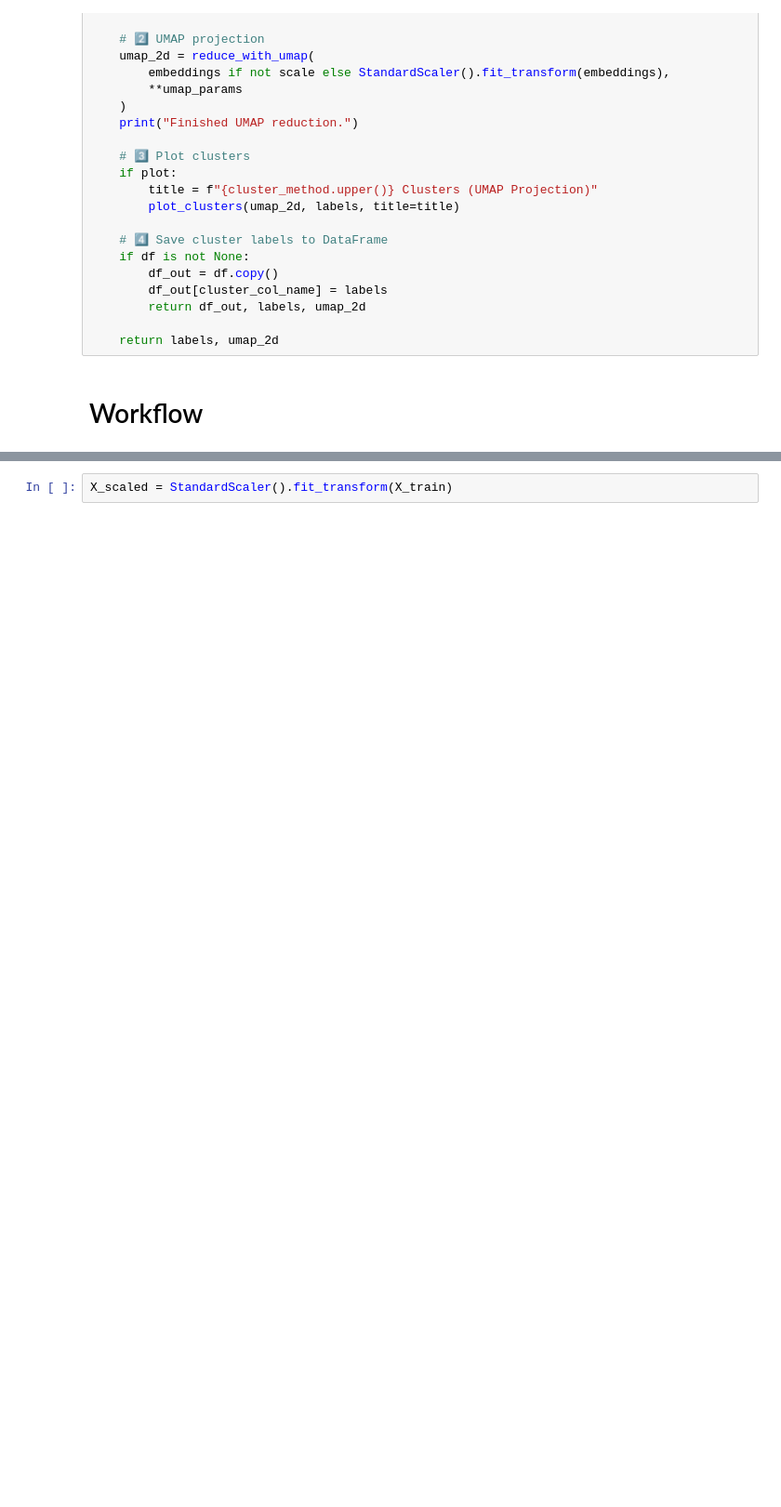
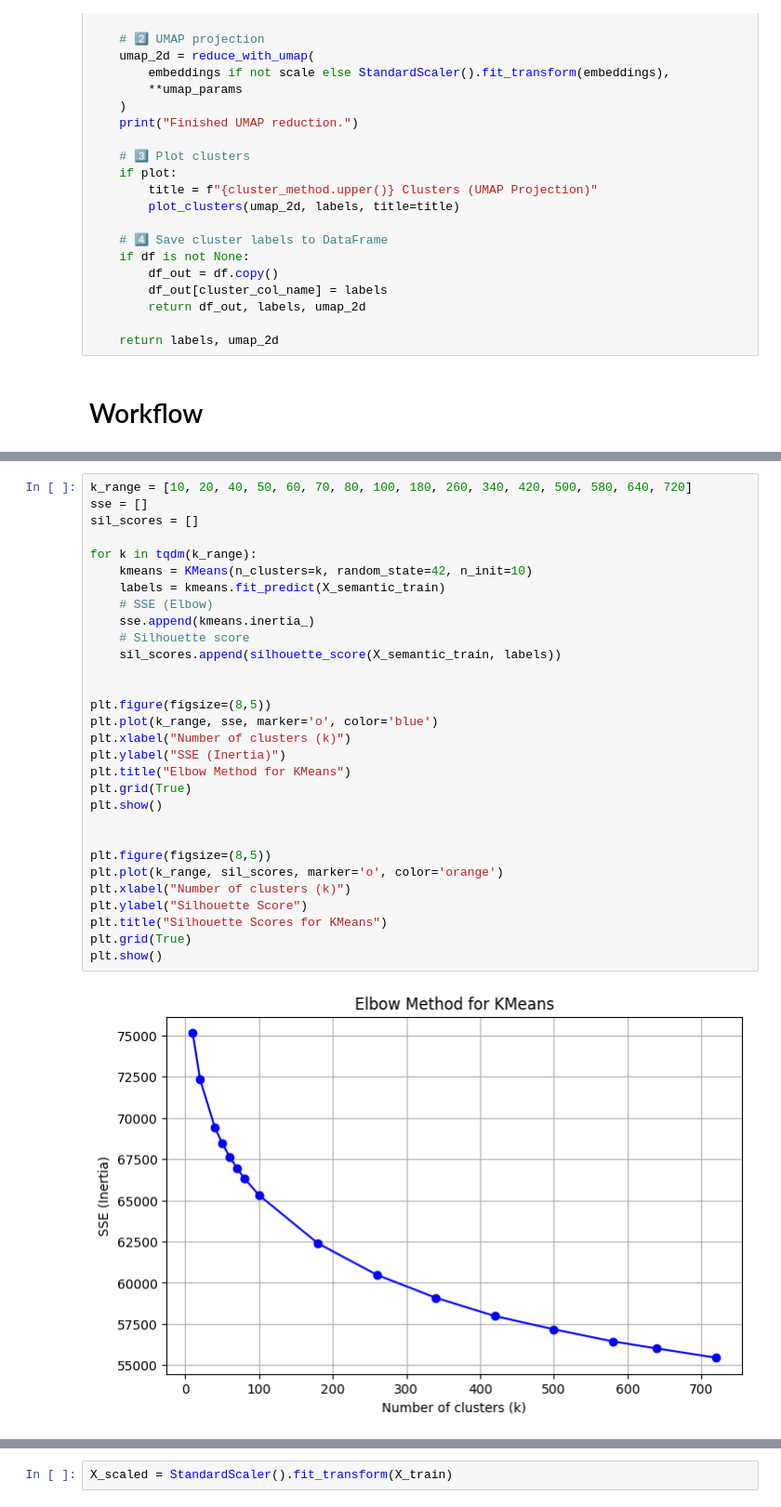
Before and after one commit to czotterbenedek/szakdoga_tdk, a Jupyter notebook: clustering.ipynb, the cells around one changed output, grey strips where cells are left out. Shown at 93% size. Saved outputs shown, nothing was run; the diff lists cells and outputs as text; blank space fills up the shorter version.

Commit message:
online kmeans implementation and kmeans optimization

```diff
--- a/clustering.ipynb
+++ b/clustering.ipynb
@@ -208,0 +251,32 @@ Finished UMAP reduction.
+# %%
+k_range = [10, 20, 40, 50, 60, 70, 80, 100, 180, 260, 340, 420, 500, 580, 640, 720]
+sse = []
+sil_scores = []
+
+for k in tqdm(k_range):
+    kmeans = KMeans(n_clusters=k, random_state=42, n_init=10)
+    labels = kmeans.fit_predict(X_semantic_train)
+    # SSE (Elbow)
+    sse.append(kmeans.inertia_)
+    # Silhouette score
+    sil_scores.append(silhouette_score(X_semantic_train, labels))
+
+
+plt.figure(figsize=(8,5))
+plt.plot(k_range, sse, marker='o', color='blue')
+plt.xlabel("Number of clusters (k)")
+plt.ylabel("SSE (Inertia)")
+plt.title("Elbow Method for KMeans")
+plt.grid(True)
+plt.show()
+
+
+plt.figure(figsize=(8,5))
+plt.plot(k_range, sil_scores, marker='o', color='orange')
+plt.xlabel("Number of clusters (k)")
+plt.ylabel("Silhouette Score")
+plt.title("Silhouette Scores for KMeans")
+plt.grid(True)
+plt.show()
+# %% [output]
+[figure, added]
```
Also changed, not shown: parts of 15 cells of this notebook, 5 other files.
